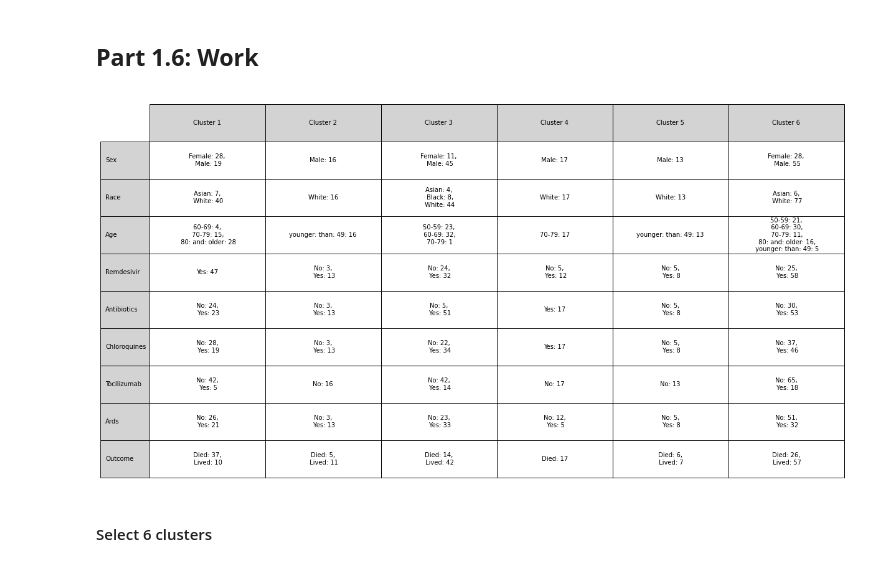
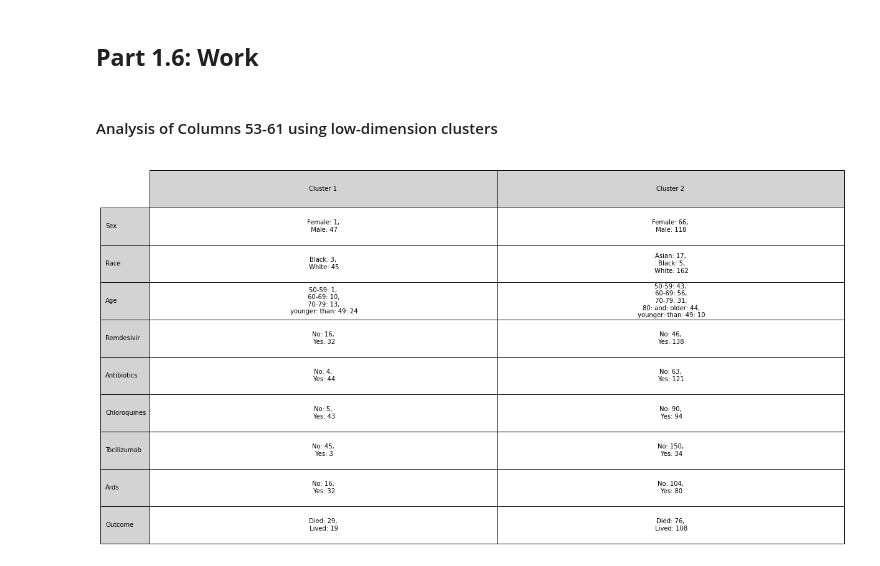
Before and after one commit to ryanquinnnelson/CMU-02718-HW1, a Jupyter notebook: CM_HW1_ryann.ipynb, the cells around one changed output. Cells and saved outputs as stored; diff of their text form; code cells hidden in the pictures.

```diff
--- a/CM_HW1_ryann.ipynb
+++ b/CM_HW1_ryann.ipynb
@@ -286,7 +275,7 @@ cellText=[[''] * columns for i in range(rows)]
 # get summary stats for each categorical column
 categorical_cols = df.columns.values.tolist()[52:61]
 for i, col in enumerate(categorical_cols):
-    for cluster in range(0,2):
+    for cluster in range(0,rows):
         df_one_cluster = df[df['cluster']==cluster] # select data for only one cluster
         formatted = formatValueCounts(df_one_cluster[col].value_counts())
         cellText[cluster][i]=formatted
@@ -320,7 +315,6 @@ h_quality_scores = []
 for d in hier_possible_distance_thresholds:
     hier = AgglomerativeClustering(n_clusters=None, distance_threshold=d).fit(df_numeric_variables)
     h_labels = hier.labels_
-    h_labels
     score = metrics.silhouette_score(df_numeric_variables, h_labels)
     h_quality_scores.append((d,score))
 # %%
@@ -406,16 +408,16 @@ TODO: 1. Choose a representative variable from each cluster you determined in Pa
       2. Re-cluster the data using the reduced representation using the same
          choices you made for part 1.1.
 '''
-## same choices??
-df_reduced_variables = df.filter(items=['N IgG1_zscore','RBD ADCD_zscore','N ADCD_zscore','N IgG2_zscore','RBD FcRg2b_zscore','RBD NKD-CD107a_zscore','NT50_zscore','N ADCP_zscore','N ADNP_zscore','N IgM_zscore','N IgA1_zscore','RBD IgM_zscore'])
-df_reduced_variables.head()
-
-
-kmeans_possible_cluster_nums = [2,3,4,5,6,7,8,9,10] # 1 < k < 11
-
-cluster_quality_scores = []
-for k in kmeans_possible_cluster_nums:
-    kmeans = KMeans(n_clusters=k).fit(df_reduced_variables)
-    labels = kmeans.labels_
-    score = metrics.silhouette_score(df_reduced_variables, labels) # quality
-    cluster_quality_scores.append(score)
+df_reduced_variables = df.filter(items=['N IgG1_zscore',
+                                        'RBD ADCD_zscore',
+                                        'N ADCD_zscore',
+                                        'N IgG2_zscore',
+                                        'RBD FcRg2b_zscore',
+                                        'RBD NKD-CD107a_zscore',
+                                        'NT50_zscore',
+                                        'N ADCP_zscore',
+                                        'N ADNP_zscore',
+                                        'N IgM_zscore',
+                                        'N IgA1_zscore',
+                                        'RBD IgM_zscore'])
+df_reduced_variables.head(1)
@@ -442,6 +450,5 @@ plotMetricByK("Silhouette Coefficient", cluster_quality_scores, kmeans_possible_
 # %%
-# choose k value
-kmeans = KMeans(n_clusters=6).fit(df_reduced_variables)
+kmeans = KMeans(n_clusters=2).fit(df_reduced_variables)
 labels = kmeans.labels_
 
 df['low dimension cluster']=labels  # add low dimension clusters
@@ -480,29 +482,27 @@ Explanation: **The Silhouette Coefficient is closest to 1 for two clusters and i
 # %% [markdown]
 ## **Part 1.6: Work**
+# %% [markdown]
+#### Analysis of Columns 53-61 using low-dimension clusters
 # %%
 '''
   TODO: Create a table where the rows correspond to the variables in columns 53-61, and the columns correspond to the k clusters you identified.
         in part 1.5. For each cell in the table, put summary statistics for that (variable, cluster) pair
 '''
-# I didn't find a different number...???
-
 # create 2d list to contain results
-rows=6 # clusters
+rows=2 # clusters
 columns=9 # categorical columns
 cellText=[[''] * columns for i in range(rows)]
 
 
 # get summary stats for each categorical column
 categorical_cols = df.columns.values.tolist()[52:61]
 for i, col in enumerate(categorical_cols):
     for cluster in range(0,rows):
         df_one_cluster = df[df['low dimension cluster']==cluster] # select data for only one cluster
         formatted = formatValueCounts(df_one_cluster[col].value_counts())
         cellText[cluster][i]=formatted
 
 output_table = plotSummaryTable(cellText)
 output_table
 # %% [output]
-[figure, old version]
+[figure, new version]
-# %% [markdown]
-#### Select 6 clusters
```
Also changed, not shown: parts of 54 cells of this notebook.
